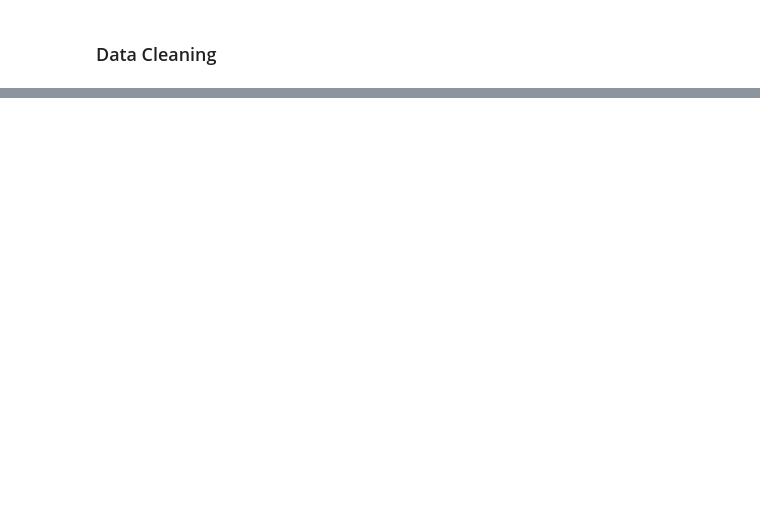
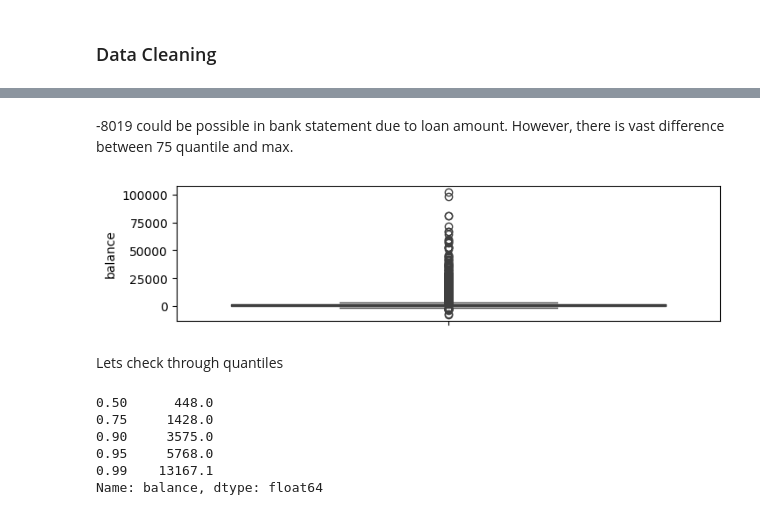
Before and after one commit to amanpanda95/Bank-Campaign-EDA, a Jupyter notebook: bank_campaign_eda.ipynb, the cells around one changed output, grey strips where cells are left out. Cells and saved outputs as stored; diff of their text form; code cells hidden in the pictures; blank space fills up the shorter version.

```diff
--- a/bank_campaign_eda.ipynb
+++ b/bank_campaign_eda.ipynb
@@ -33,0 +295,19 @@ df.head()
+# %% [markdown]
+-8019 could be possible in bank statement due to loan amount. However, there is vast difference between 75 quantile and max.
+# %%
+plt.figure(figsize = [8,2])
+sns.boxplot(df1.balance)
+plt.show()
+# %% [output]
+[figure, added]
+# %% [markdown]
+Lets check through quantiles
+# %%
+df1.balance.quantile([0.5,0.75,0.9,0.95,0.99])
+# %% [output]
+0.50      448.0
+0.75     1428.0
+0.90     3575.0
+0.95     5768.0
+0.99    13167.1
+Name: balance, dtype: float64
```
Also changed, not shown: parts of 47 cells of this notebook.
